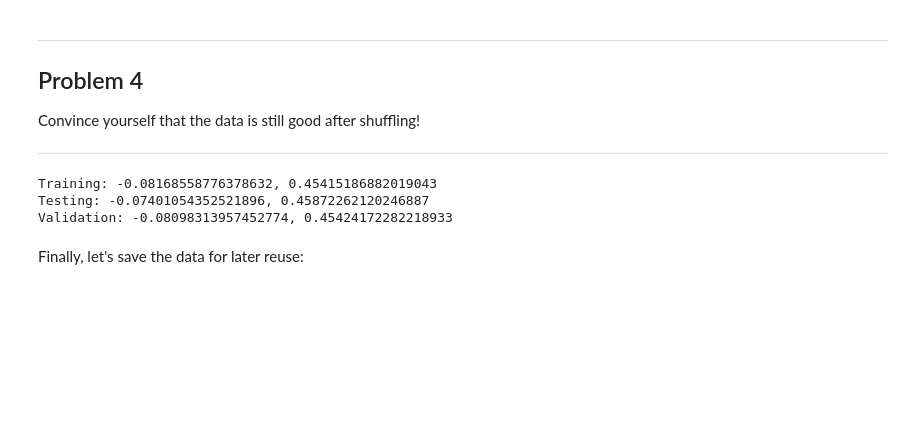
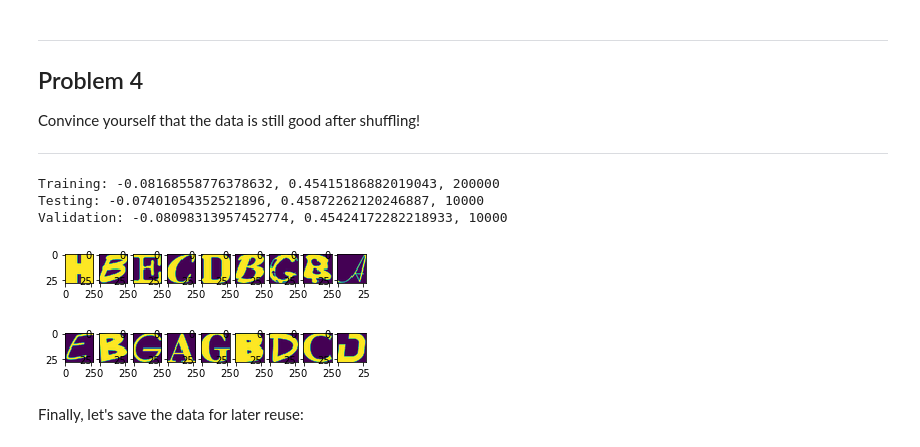
Before and after one commit to sotsugov/nd730, a Jupyter notebook: 1_notmnist.ipynb, the cells around one changed output. Cells and saved outputs as stored; diff of their text form; code cells hidden in the pictures; blank space fills up the shorter version.

```diff
--- a/1_notmnist.ipynb
+++ b/1_notmnist.ipynb
@@ -372,13 +359,26 @@ Convince yourself that the data is still good after shuffling!
 
 ---
 # %%
-print('Training: {0}, {1}'.format(train_dataset.mean(), train_dataset.std()))
-print('Testing: {0}, {1}'.format(test_dataset.mean(), test_dataset.std()))
-print('Validation: {0}, {1}'.format(valid_dataset.mean(), valid_dataset.std()))
+print('Training: {0}, {1}, {2}'.format(train_dataset.mean(), train_dataset.std(), len(train_dataset)))
+print('Testing: {0}, {1}, {2}'.format(test_dataset.mean(), test_dataset.std(), len(test_dataset)))
+print('Validation: {0}, {1}, {2}'.format(valid_dataset.mean(), valid_dataset.std(), len(valid_dataset)))
 # %% [output]
-Training: -0.08168558776378632, 0.45415186882019043
-Testing: -0.07401054352521896, 0.45872262120246887
-Validation: -0.08098313957452774, 0.45424172282218933
+Training: -0.08168558776378632, 0.45415186882019043, 200000
+Testing: -0.07401054352521896, 0.45872262120246887, 10000
+Validation: -0.08098313957452774, 0.45424172282218933, 10000
+# %%
+fig1 = plt.figure()
+for n in range(1, 10):
+    fig1.add_subplot(1, 10, n)
+    plt.imshow(test_dataset[random.randrange(0, len(test_dataset))])
+
+fig2 = plt.figure()
+for n in range(1, 10):
+    fig2.add_subplot(1, 10, n)
+    plt.imshow(train_dataset[random.randrange(0, len(train_dataset))])
+# %% [output]
+[figure, added]
+[figure, added]
 # %% [markdown]
 Finally, let's save the data for later reuse:
 # %%
```
Also changed, not shown: parts of 10 cells of this notebook.
